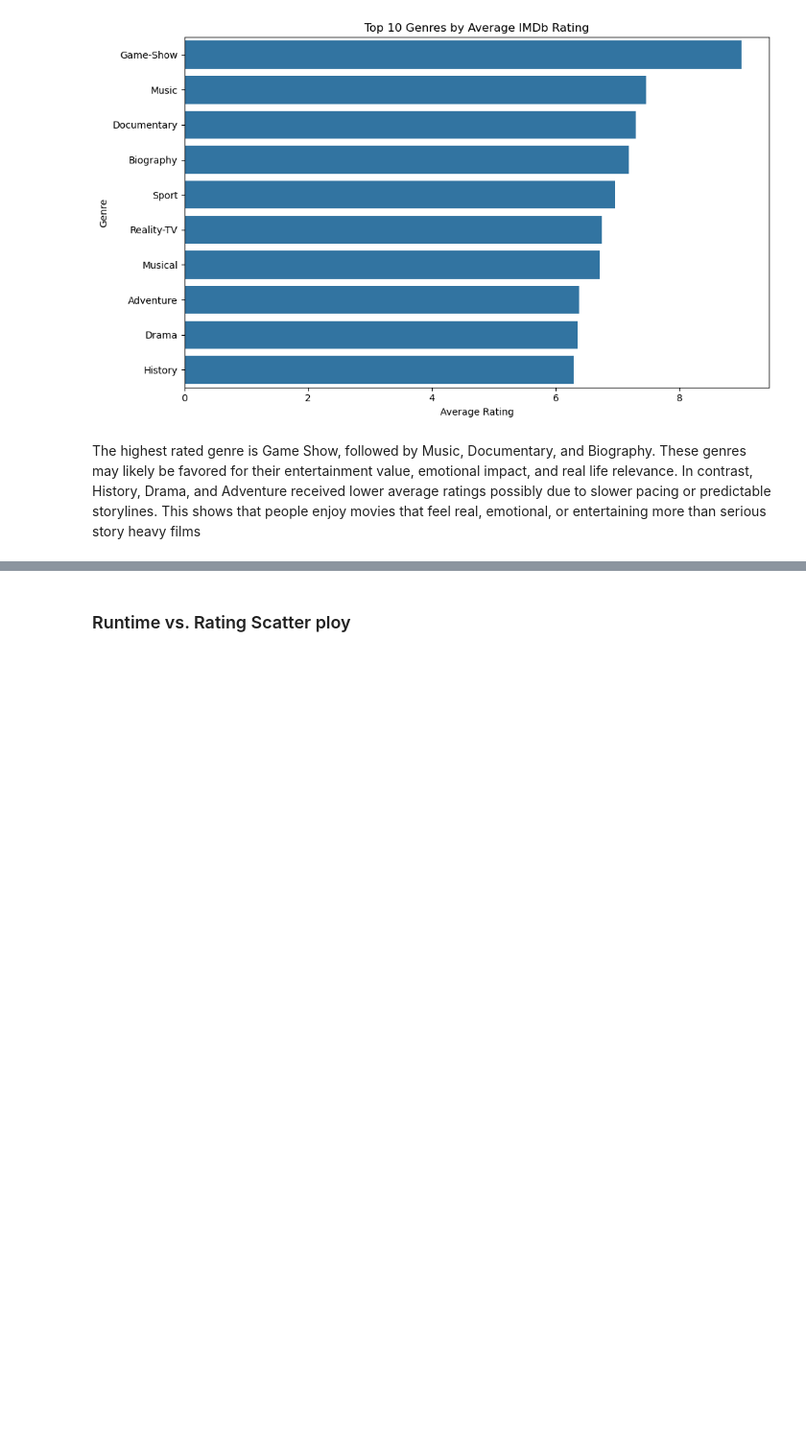
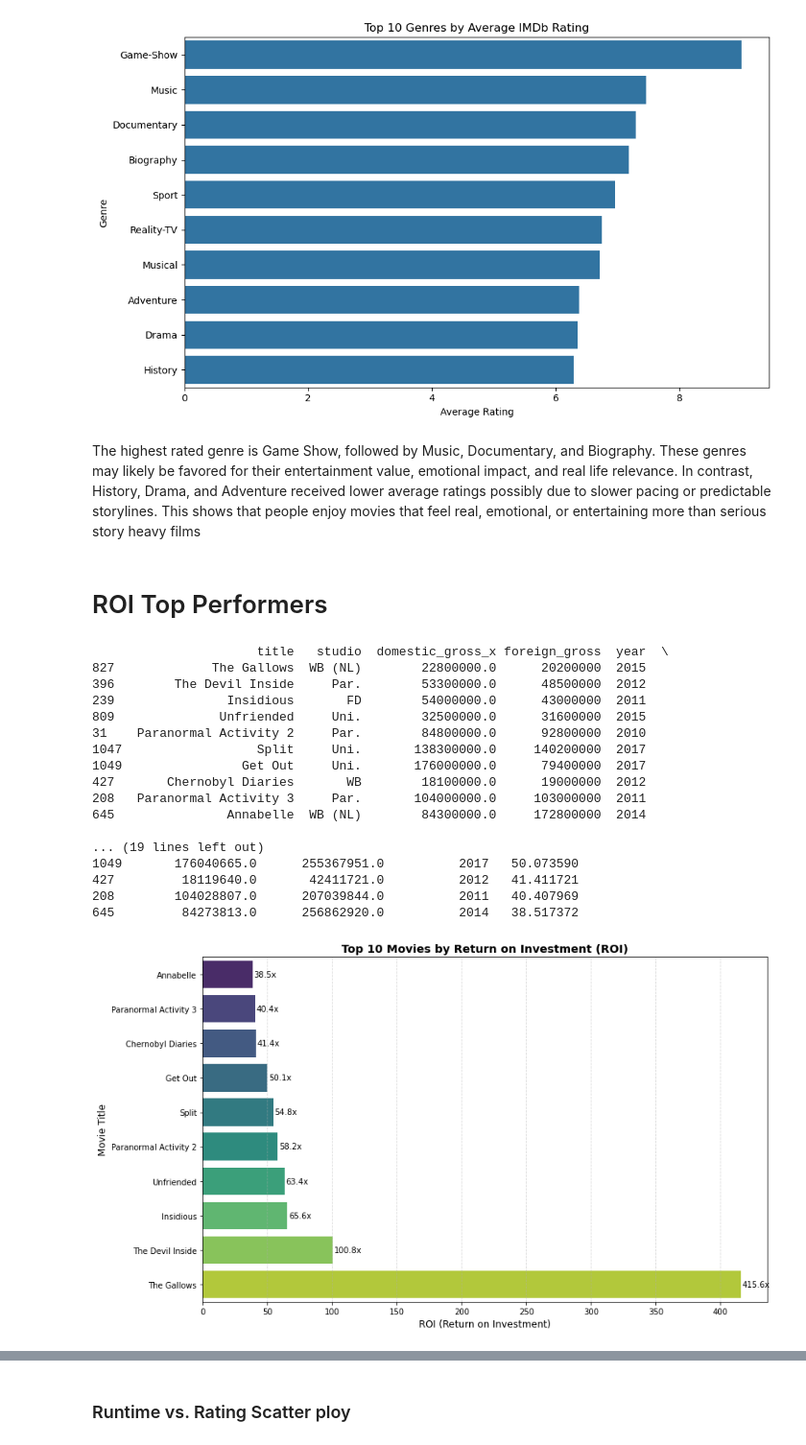
Before and after one commit to Ominak/Movie-Business-Launch, a Jupyter notebook: student.ipynb, the cells around one changed output, grey strips where cells are left out. Shown at 96% size. Drawn from its saved outputs; the diff is of its cells as text; code cells hidden in the pictures; blank space fills up the shorter version.

```diff
--- a/student.ipynb
+++ b/student.ipynb
@@ -293,0 +347,12 @@ tmdb_clean[["primary_title", "start_year", "primary_genre", "runtime_minutes", "
+# %%
+
+merged_budget = pd.merge(
+    bom,
+    budget_df,
+    how='inner',
+    left_on=['title', 'year'],
+    right_on=['movie', 'release_year']
+)
+merged_budget['roi'] = (merged_budget['worldwide_gross'] - merged_budget['production_budget']) / merged_budget['production_budget']
+# Show the first 5 rows of the merged dataset
+merged_budget.head(5)
@@ -337,3 +409,48 @@ The highest rated genre is Game Show, followed by Music, Documentary, and Biogra
 These genres may likely be favored for their entertainment value, emotional impact, and real life relevance.
 In contrast, History, Drama, and Adventure received lower average ratings possibly due to slower pacing or predictable storylines.
 This shows that people enjoy movies that feel real, emotional, or entertaining more than serious story heavy films
+# %% [markdown]
+# ROI Top Performers
+# %%
+roi_top = merged_budget.sort_values(by='roi', ascending=False).head(10)
+print(roi_top)
+
+# ROI Bar Chart Only (Clean God Mode Style)
+
+# Sort by ROI for better readability in horizontal bar chart
+roi_top_sorted = roi_top.sort_values(by="roi", ascending=True)
+
+plt.figure(figsize=(12, 7))
+sns.barplot(data=roi_top_sorted, y="title", x="roi", palette="viridis")
+
+# Title and labels
+plt.title("Top 10 Movies by Return on Investment (ROI)", fontsize=14, weight='bold')
+plt.xlabel("ROI (Return on Investment)", fontsize=12)
+plt.ylabel("Movie Title", fontsize=12)
+
+# Add ROI annotations
+for i, roi in enumerate(roi_top_sorted['roi']):
+    plt.text(roi + 1, i, f"{roi:.1f}x", va='center', fontsize=10, color='black')
+
+plt.grid(True, axis='x', linestyle='--', alpha=0.5)
+plt.tight_layout()
+plt.show()
+# %% [output]
+                      title   studio  domestic_gross_x foreign_gross  year  \
+827             The Gallows  WB (NL)        22800000.0      20200000  2015
+396        The Devil Inside     Par.        53300000.0      48500000  2012
+239               Insidious       FD        54000000.0      43000000  2011
+809              Unfriended     Uni.        32500000.0      31600000  2015
+31    Paranormal Activity 2     Par.        84800000.0      92800000  2010
+1047                  Split     Uni.       138300000.0     140200000  2017
+1049                Get Out     Uni.       176000000.0      79400000  2017
+427       Chernobyl Diaries       WB        18100000.0      19000000  2012
+208   Paranormal Activity 3     Par.       104000000.0     103000000  2011
+645               Annabelle  WB (NL)        84300000.0     172800000  2014
+
+... (19 lines left out)
+1049       176040665.0      255367951.0          2017   50.073590
+427         18119640.0       42411721.0          2012   41.411721
+208        104028807.0      207039844.0          2011   40.407969
+645         84273813.0      256862920.0          2014   38.517372
+[figure, added]
```
Also changed, not shown: parts of 7 cells of this notebook.
